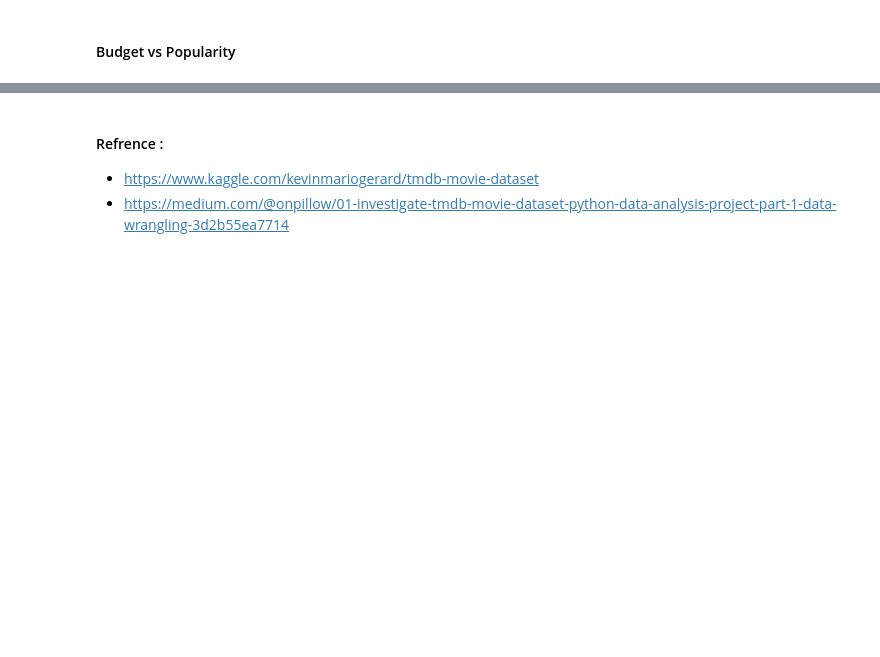
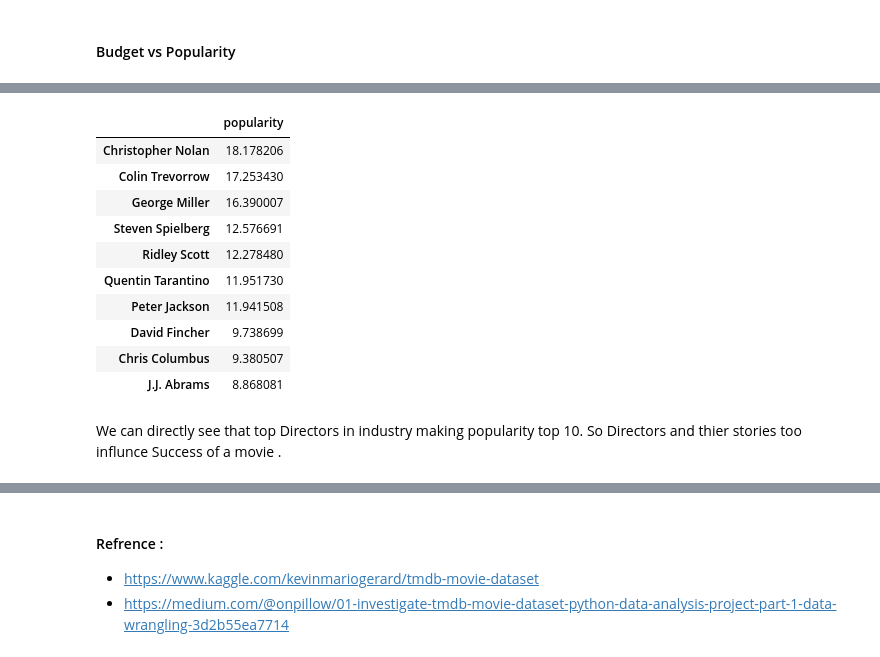
Before and after one commit to maikeffi/MLND_Investigate_Movie_db, a Jupyter notebook: investigate_movie_dataset.ipynb, the cells around one changed output, grey strips where cells are left out. Cells and saved outputs as stored; diff of their text form; code cells hidden in the pictures; blank space fills up the shorter version.

```diff
--- a/investigate_movie_dataset.ipynb
+++ b/investigate_movie_dataset.ipynb
@@ -321,0 +344,18 @@ dtype: float64
+# %%
+director_df = normalized(director_df)
+director_df.sort_values('popularity',ascending=False).head(10)
+# %% [output]
+|  | popularity |
+| Christopher Nolan | 18.178206 |
+| Colin Trevorrow | 17.253430 |
+| George Miller | 16.390007 |
+| Steven Spielberg | 12.576691 |
+| Ridley Scott | 12.278480 |
+| Quentin Tarantino | 11.951730 |
+| Peter Jackson | 11.941508 |
+| David Fincher | 9.738699 |
+| Chris Columbus | 9.380507 |
+| J.J. Abrams | 8.868081 |
+# %% [markdown]
+We can directly see that top Directors in industry making popularity top 10.
+So Directors and thier stories too influnce Success of a movie .
```
Also changed, not shown: parts of 16 cells of this notebook.
